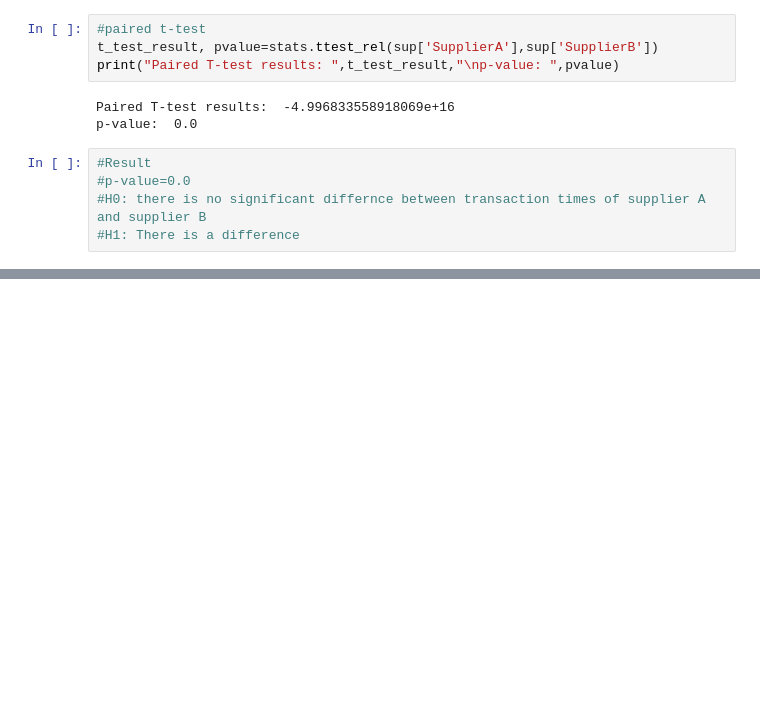
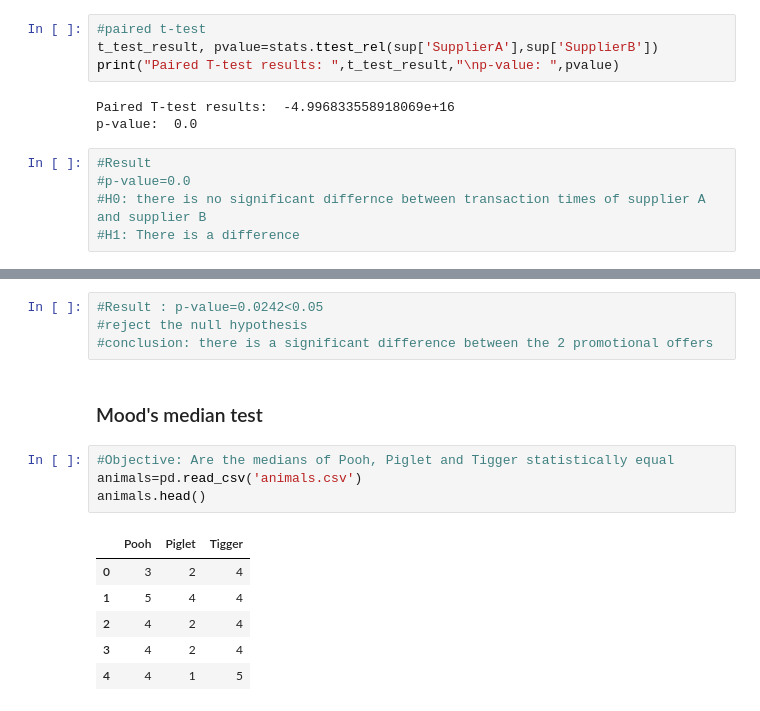
Before and after one commit to parth-gz/Data-Science, a Jupyter notebook: 17 - Hypothesis Testing/hypothesis_testing.ipynb, the cells around one changed output, grey strips where cells are left out. Drawn from its saved outputs; the diff is of its cells as text; blank space fills up the shorter version.

```diff
--- a/17 - Hypothesis Testing/hypothesis_testing.ipynb
+++ b/17 - Hypothesis Testing/hypothesis_testing.ipynb
@@ -218,0 +262,17 @@ p-value:  0.0
+# %%
+#Result : p-value=0.0242<0.05
+#reject the null hypothesis
+#conclusion: there is a significant difference between the 2 promotional offers
+# %% [markdown]
+### Mood's median test
+# %%
+#Objective: Are the medians of Pooh, Piglet and Tigger statistically equal
+animals=pd.read_csv('animals.csv')
+animals.head()
+# %% [output]
+|  | Pooh | Piglet | Tigger |
+| 0 | 3 | 2 | 4 |
+| 1 | 5 | 4 | 4 |
+| 2 | 4 | 2 | 4 |
+| 3 | 4 | 2 | 4 |
+| 4 | 4 | 1 | 5 |
```
Also changed, not shown: parts of 27 cells of this notebook.
